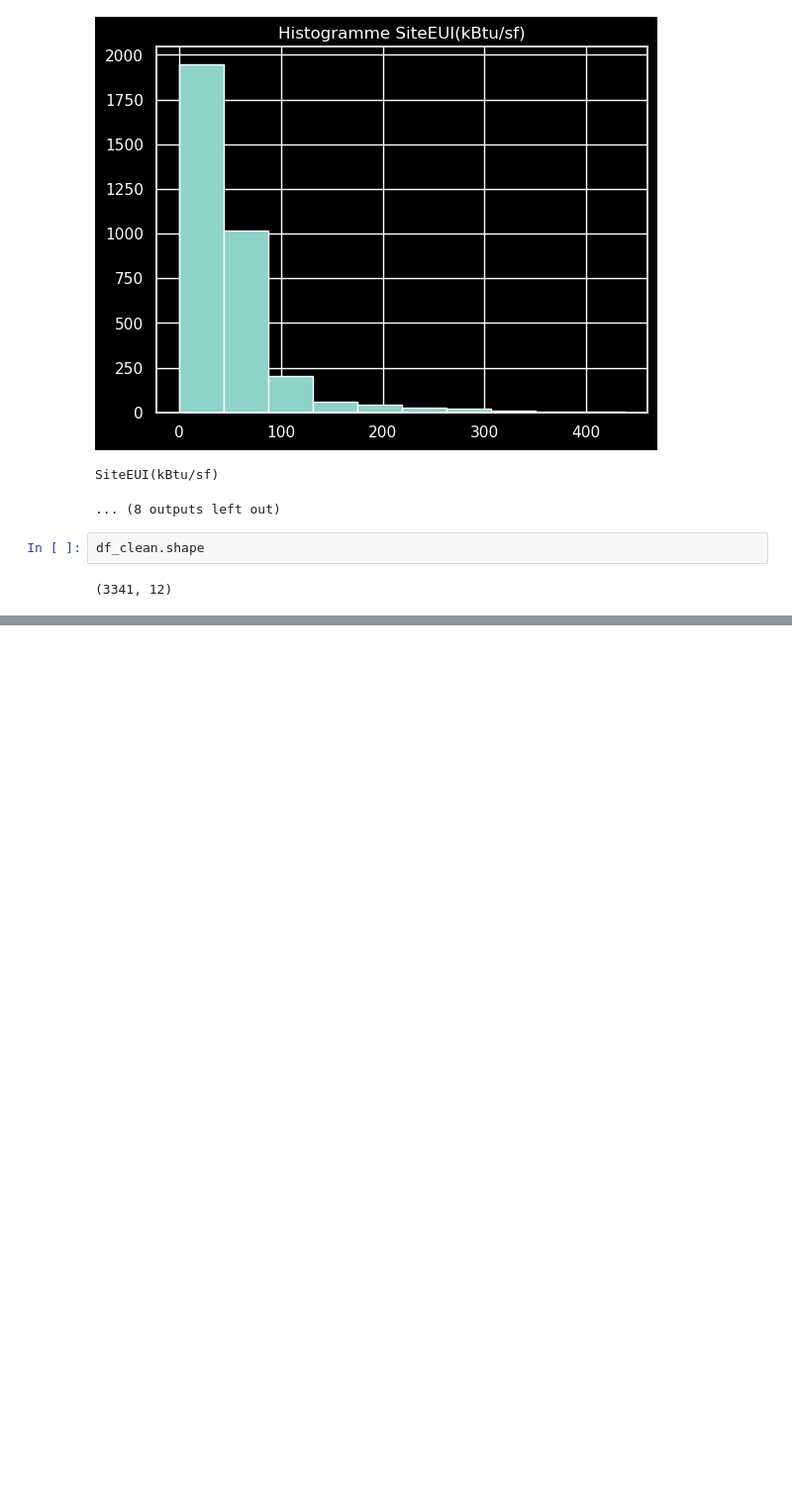
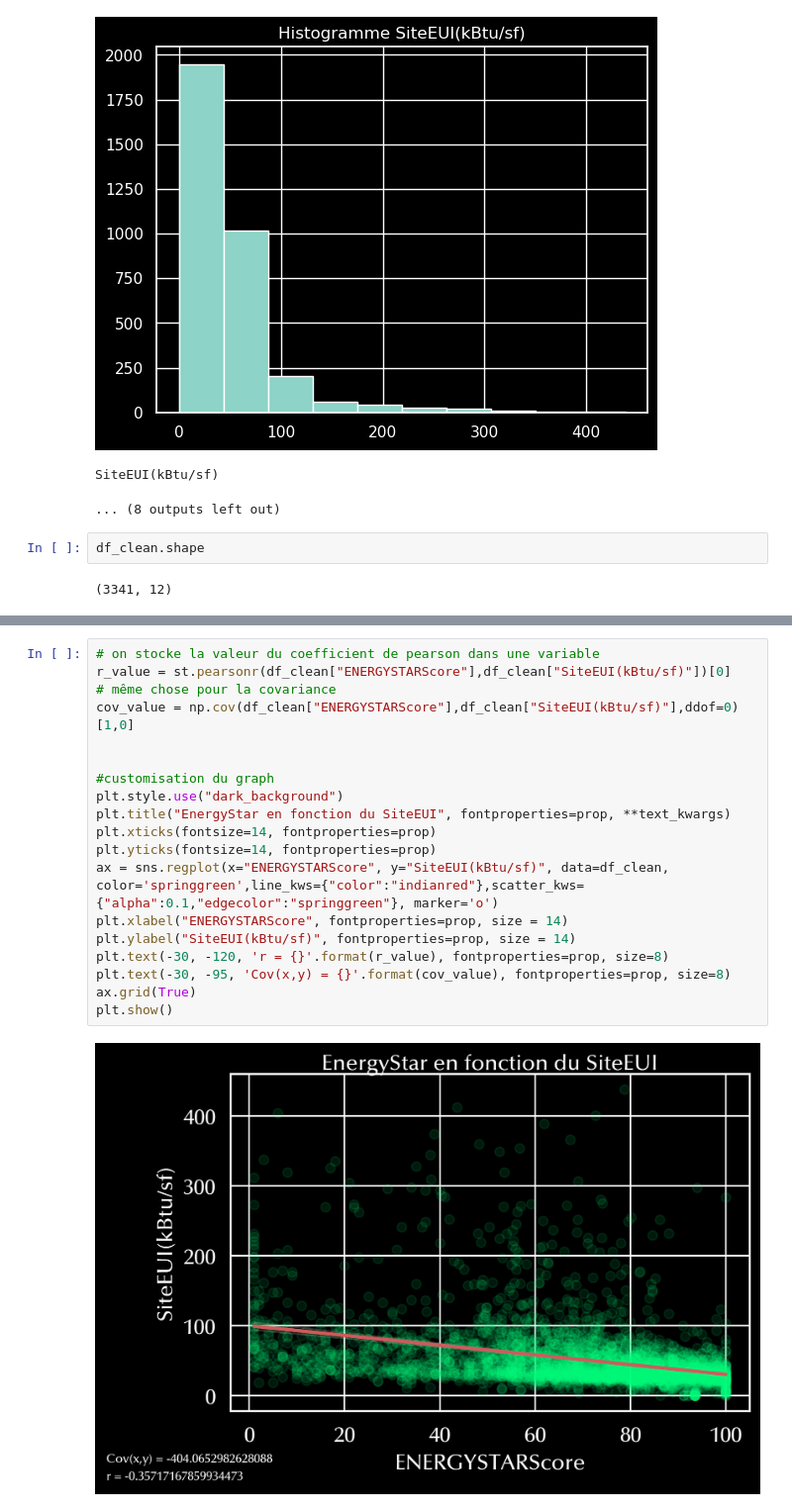
Before and after one commit to random-agile/Anticipate-Energy-Needs, a Jupyter notebook: Projet_3_Data_Cleaning.ipynb, the cells around one changed output, grey strips where cells are left out. Shown at 99% size. Cells and saved outputs as stored; diff of their text form; blank space fills up the shorter version.

```diff
--- a/Projet_3_Data_Cleaning.ipynb
+++ b/Projet_3_Data_Cleaning.ipynb
@@ -260,0 +304,21 @@ sns.set(font=prop.get_name())
+# %%
+# on stocke la valeur du coefficient de pearson dans une variable
+r_value = st.pearsonr(df_clean["ENERGYSTARScore"],df_clean["SiteEUI(kBtu/sf)"])[0]
+# même chose pour la covariance
+cov_value = np.cov(df_clean["ENERGYSTARScore"],df_clean["SiteEUI(kBtu/sf)"],ddof=0)[1,0]
+
+
+#customisation du graph
+plt.style.use("dark_background")
+plt.title("EnergyStar en fonction du SiteEUI", fontproperties=prop, **text_kwargs)
+plt.xticks(fontsize=14, fontproperties=prop)
+plt.yticks(fontsize=14, fontproperties=prop)
+ax = sns.regplot(x="ENERGYSTARScore", y="SiteEUI(kBtu/sf)", data=df_clean, color='springgreen',line_kws={"color":"indianred"},scatter_kws={"alpha":0.1,"edgecolor":"springgreen"}, marker='o')
+plt.xlabel("ENERGYSTARScore", fontproperties=prop, size = 14)
+plt.ylabel("SiteEUI(kBtu/sf)", fontproperties=prop, size = 14)
+plt.text(-30, -120, 'r = {}'.format(r_value), fontproperties=prop, size=8)
+plt.text(-30, -95, 'Cov(x,y) = {}'.format(cov_value), fontproperties=prop, size=8)
+ax.grid(True)
+plt.show()
+# %% [output]
+[figure, added]
```
Also changed, not shown: parts of 15 cells of this notebook, 3 other files.
